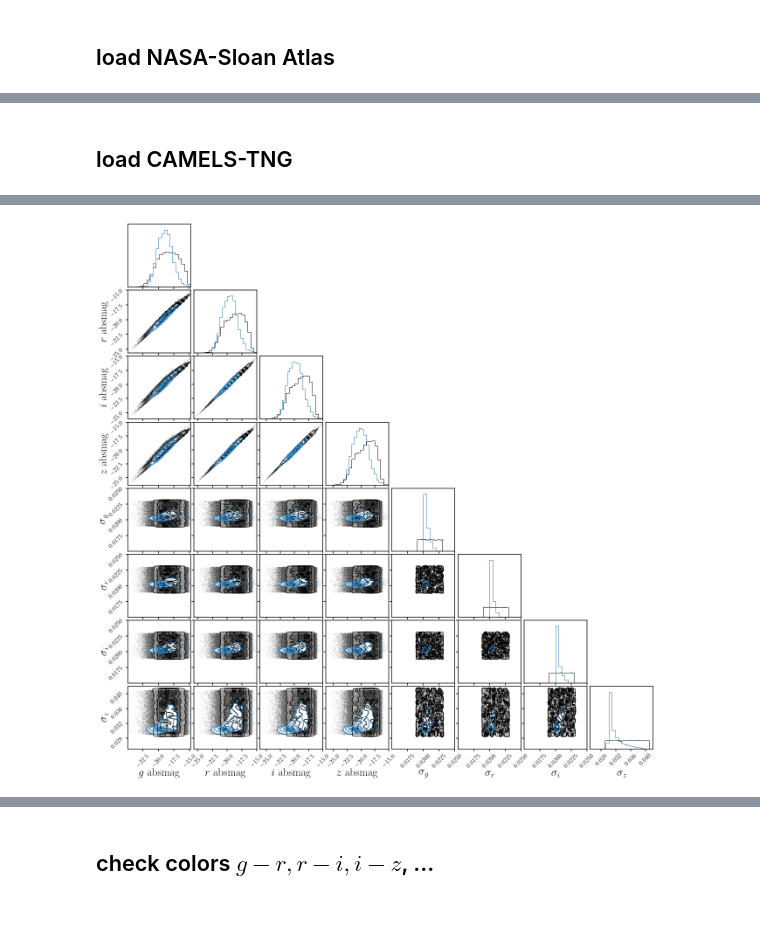
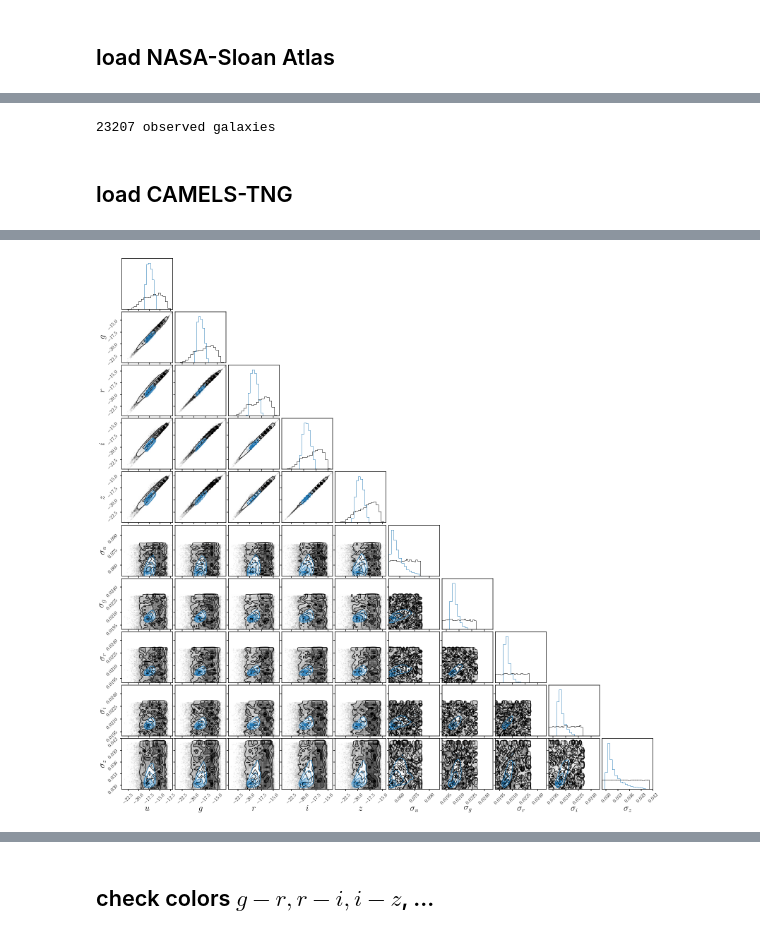
Before and after one commit to changhoonhahn/goleta, a Jupyter notebook: nb/support.ipynb, the cells around one changed output, grey strips where cells are left out. Drawn from its saved outputs; the diff is of its cells as text; code cells hidden in the pictures.

```diff
--- a/nb/support.ipynb
+++ b/nb/support.ipynb
@@ -40,2 +29,9 @@ np.sum(cuts)
+# %%
+Xs = D.get_obs(cut='v1')
+# %% [output]
+23207 observed galaxies
+# %%
+absmag_nsa = Xs[:,:5]
+sigmag_nsa = Xs[:,5:]
 # %% [markdown]
 ## load CAMELS-TNG
@@ -69,10 +38,15 @@ absmags_camels = props[:,np.array(iobs)] + sigma_absmags_camels * np.random.norm
+# %%
+_, Xs = D.get_data('all', 'omega', 'xobs', sim='tng', downsample=True)
+# %%
+absmag_camels = Xs[:,:5]
+sigmag_camels = Xs[:,5:]
 # %%
-fig = DFM.corner(np.concatenate([absmags_camels, sigma_absmags_camels], axis=1)[::10], color='k',
+fig = DFM.corner(np.concatenate([absmag_camels, sigmag_camels], axis=1)[::10], color='k',
                 hist_kwargs={'density': True})
-_ = DFM.corner(np.concatenate([absmag_nsa, ivar_absmag_nsa**-0.5], axis=1)[cuts][::10], color='C0',
+_ = DFM.corner(np.concatenate([absmag_nsa, sigmag_nsa], axis=1), color='C0',
                hist_kwargs={'density': True},
-               range=[(-24, -15) for i in range(4)] + [(0.015, 0.025) for i in range(3)] + [(0.025, 0.042)],
-               labels=[lbls[i] for i in iobs] + [r'$\sigma_g$', r'$\sigma_r$', r'$\sigma_i$', r'$\sigma_z$'],
+               range=[(-24, -15) for i in range(5)] + [(0.049, 0.1)] + [(0.019, 0.025) for i in range(3)] + [(0.029, 0.042)],
+               labels=[r'$%s$' % b for b in ['u', 'g', 'r', 'i', 'z']] + [r'$\sigma_u$', r'$\sigma_g$', r'$\sigma_r$', r'$\sigma_i$', r'$\sigma_z$'],
                label_kwargs={'fontsize': 25},
                fig=fig)
 # %% [output]
@@ -85 +56 @@ WARNING:root:Too few points to create valid contours
-[figure, old version]
+[figure, new version]
```
Also changed, not shown: parts of 11 cells of this notebook, 1 other file.
